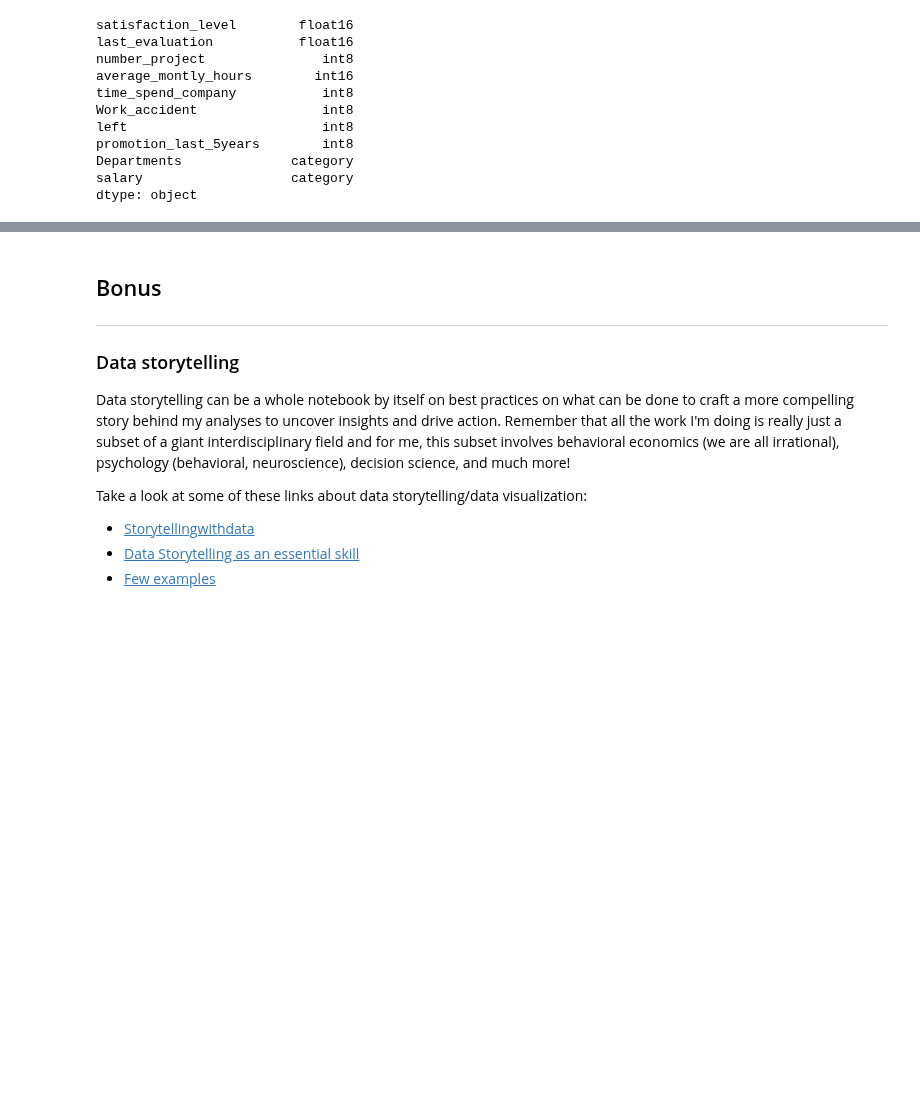
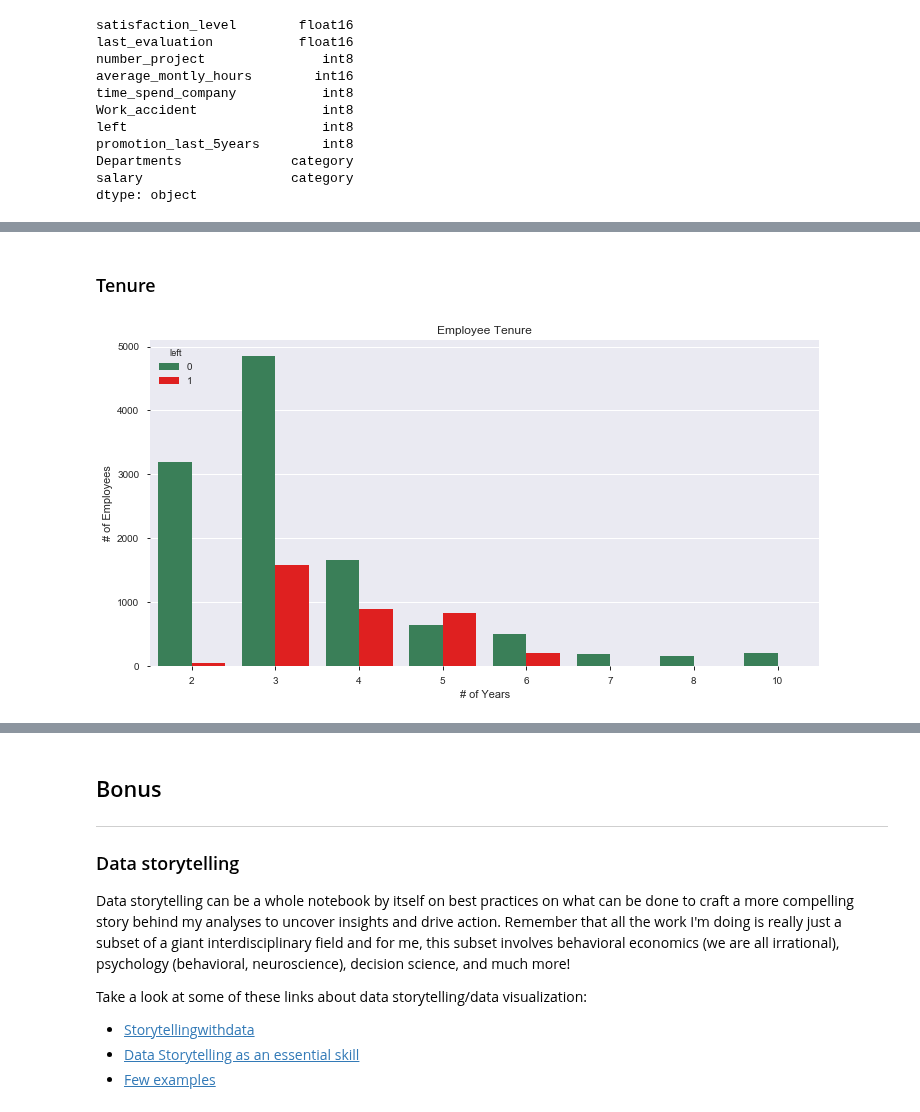
Before and after one commit to davidtnly/MachineLearning, a Jupyter notebook: 32-churn-prediction.ipynb, the cells around one changed output, grey strips where cells are left out. Saved outputs shown, nothing was run; the diff lists cells and outputs as text; code cells hidden in the pictures; blank space fills up the shorter version.

```diff
--- a/32-churn-prediction.ipynb
+++ b/32-churn-prediction.ipynb
@@ -518,0 +670,31 @@ As you can see, the data types sizes were all 64, which is now reduced to either
+# %% [markdown]
+### Tenure
+# %%
+# Create color palette
+colors = {1:'red', 0: 'seagreen'}
+
+# Create figure space
+fig = plt.figure(figsize=(12, 6))
+
+# Plot
+ax = sns.countplot(x='time_spend_company',
+                   hue='left',
+                   data=data,
+                   linewidth=2,
+                   palette=colors
+                )
+
+# Set plot features
+plt.xlabel('# of Years')
+plt.ylabel('# of Employees')
+plt.title('Employee Tenure')
+plt.show()
+
+# Set legend
+legend = ax.get_legend()
+legend.set_title('Left')
+legend_txt = legend.texts
+legend_txt[0].set_text('No')
+legend_txt[1].set_text('Yes')
+# %% [output]
+[figure, added]
```
Also changed, not shown: parts of 81 cells of this notebook.
